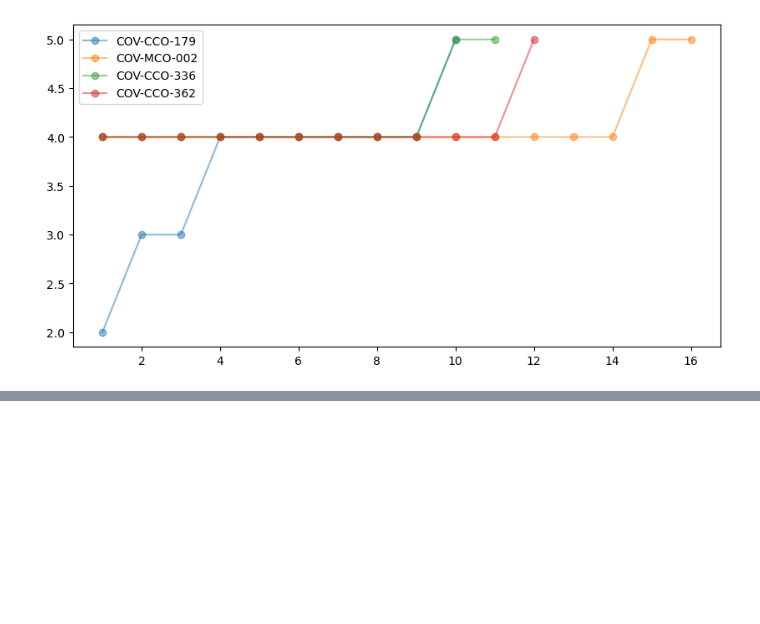
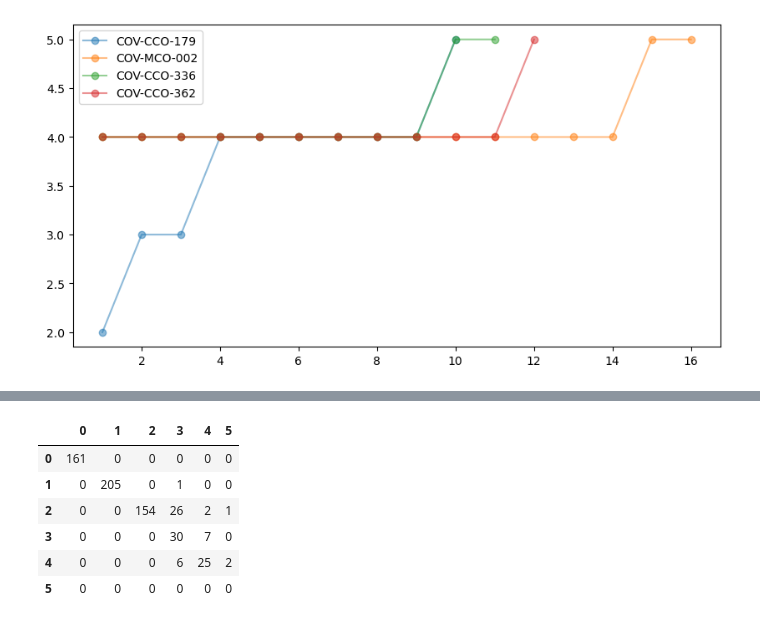
Before and after one commit to WoobeenJeong/BIBS-KDCA, a Jupyter notebook: wbj_code/008_severity_for_timepoint.ipynb, the cells around one changed output, grey strips where cells are left out. Cells and saved outputs as stored; diff of their text form; code cells hidden in the pictures; blank space fills up the shorter version.

```diff
--- a/wbj_code/008_severity_for_timepoint.ipynb
+++ b/wbj_code/008_severity_for_timepoint.ipynb
@@ -604,0 +673,5 @@ cl_mod[cl_mod['severity'] == 5]
+# %%
+for df in cl_all_list02:
+    max_pnttm_series = df.groupby('ID')['PNTTM'].max()
+    min_max_pnttm = max_pnttm_series.min()
+    print(min_max_pnttm)
@@ -604,0 +773,25 @@ cl_mod[cl_mod['severity'] == 5]
+# %%
+def create_severity_matrix(df):
+    cl_init = df[df['PNTTM'] == 1].drop_duplicates('ID', keep='first')
+    cl_max = df.loc[df.groupby('ID')['PNTTM'].idxmax()].drop_duplicates('ID', keep='first')
+
+    severity_matrix = np.zeros((6, 6), dtype=int)
+
+    for _, row in cl_init.iterrows():
+        init_severity = int(row['severity'])
+        max_severity = int(cl_max[cl_max['ID'] == row['ID']]['severity'].iloc[0])  # 첫 번째 요소 가져오기
+        severity_matrix[init_severity, max_severity] += 1
+
+    severity_matrix = pd.DataFrame(severity_matrix, index=range(6), columns=range(6))
+    return severity_matrix
+
+severity_matrix = create_severity_matrix(cl_re)
+display(severity_matrix)
+# %% [output]
+|  | 0 | 1 | 2 | 3 | 4 | 5 |
+| 0 | 161 | 0 | 0 | 0 | 0 | 0 |
+| 1 | 0 | 205 | 0 | 1 | 0 | 0 |
+| 2 | 0 | 0 | 154 | 26 | 2 | 1 |
+| 3 | 0 | 0 | 0 | 30 | 7 | 0 |
+| 4 | 0 | 0 | 0 | 6 | 25 | 2 |
+| 5 | 0 | 0 | 0 | 0 | 0 | 0 |
```
Also changed, not shown: parts of 24 cells of this notebook.
